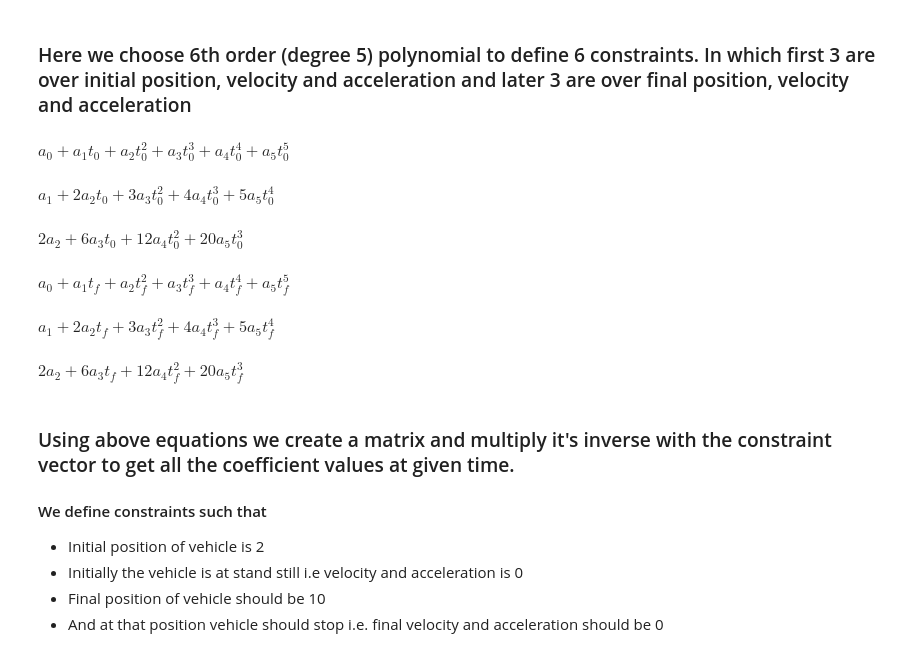
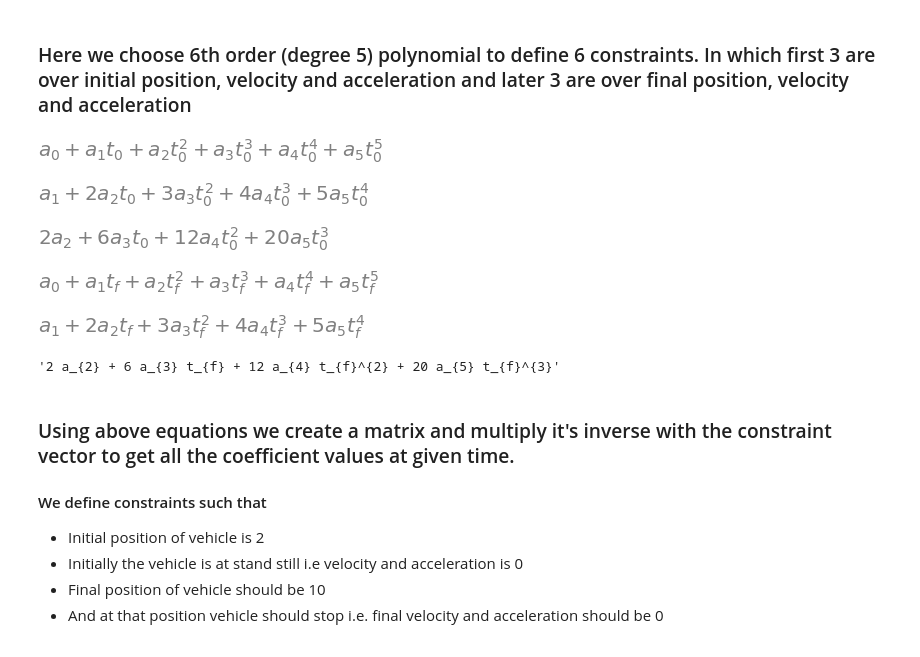
Before and after one commit to HrushikeshBudhale/Spline-Based-Motion-Planning, a Jupyter notebook: Notebooks/polynomial_fitting_demo.ipynb, the cells around one changed output. Saved outputs shown, nothing was run; the diff lists cells and outputs as text; code cells hidden in the pictures.

```diff
--- a/Notebooks/polynomial_fitting_demo.ipynb
+++ b/Notebooks/polynomial_fitting_demo.ipynb
@@ -14,25 +14,26 @@ q0, v0, qf, vf, alpha0, alphaf = sp.symbols('q_0, v_0, q_f, v_f, \\alpha_0, \\al
 # %% [markdown]
 ### Here we choose 6th order (degree 5) polynomial to define 6 constraints. In which first 3 are over initial position, velocity and acceleration and later 3 are over final position, velocity and acceleration
 # %%
+sp.init_printing()
 q0 = a0 + a1*t0 + a2*t0**2 + a3*t0**3 + a4*t0**4 + a5*t0**5
 display(q0)
 v0 = sp.diff(q0, t0)
 display(v0)
 alpha0 = sp.diff(v0, t0,)
 display(alpha0)
 qf = a0 + a1*tf + a2*tf**2 + a3*tf**3 + a4*tf**4 + a5*tf**5
 display(qf)
 vf = sp.diff(qf, tf)
 display(vf)
 alphaf = sp.diff(vf, tf)
 display(alphaf)
 # %% [output]
-$\displaystyle a_{0} + a_{1} t_{0} + a_{2} t_{0}^{2} + a_{3} t_{0}^{3} + a_{4} t_{0}^{4} + a_{5} t_{0}^{5}$
-$\displaystyle a_{1} + 2 a_{2} t_{0} + 3 a_{3} t_{0}^{2} + 4 a_{4} t_{0}^{3} + 5 a_{5} t_{0}^{4}$
-$\displaystyle 2 a_{2} + 6 a_{3} t_{0} + 12 a_{4} t_{0}^{2} + 20 a_{5} t_{0}^{3}$
-$\displaystyle a_{0} + a_{1} t_{f} + a_{2} t_{f}^{2} + a_{3} t_{f}^{3} + a_{4} t_{f}^{4} + a_{5} t_{f}^{5}$
-$\displaystyle a_{1} + 2 a_{2} t_{f} + 3 a_{3} t_{f}^{2} + 4 a_{4} t_{f}^{3} + 5 a_{5} t_{f}^{4}$
-$\displaystyle 2 a_{2} + 6 a_{3} t_{f} + 12 a_{4} t_{f}^{2} + 20 a_{5} t_{f}^{3}$
+[figure, added]
+[figure, added]
+[figure, added]
+[figure, added]
+[figure, added]
+'2 a_{2} + 6 a_{3} t_{f} + 12 a_{4} t_{f}^{2} + 20 a_{5} t_{f}^{3}'
 # %% [markdown]
 ### Using above equations we create a matrix and multiply it's inverse with the constraint vector to get all the coefficient values at given time.
 
```
